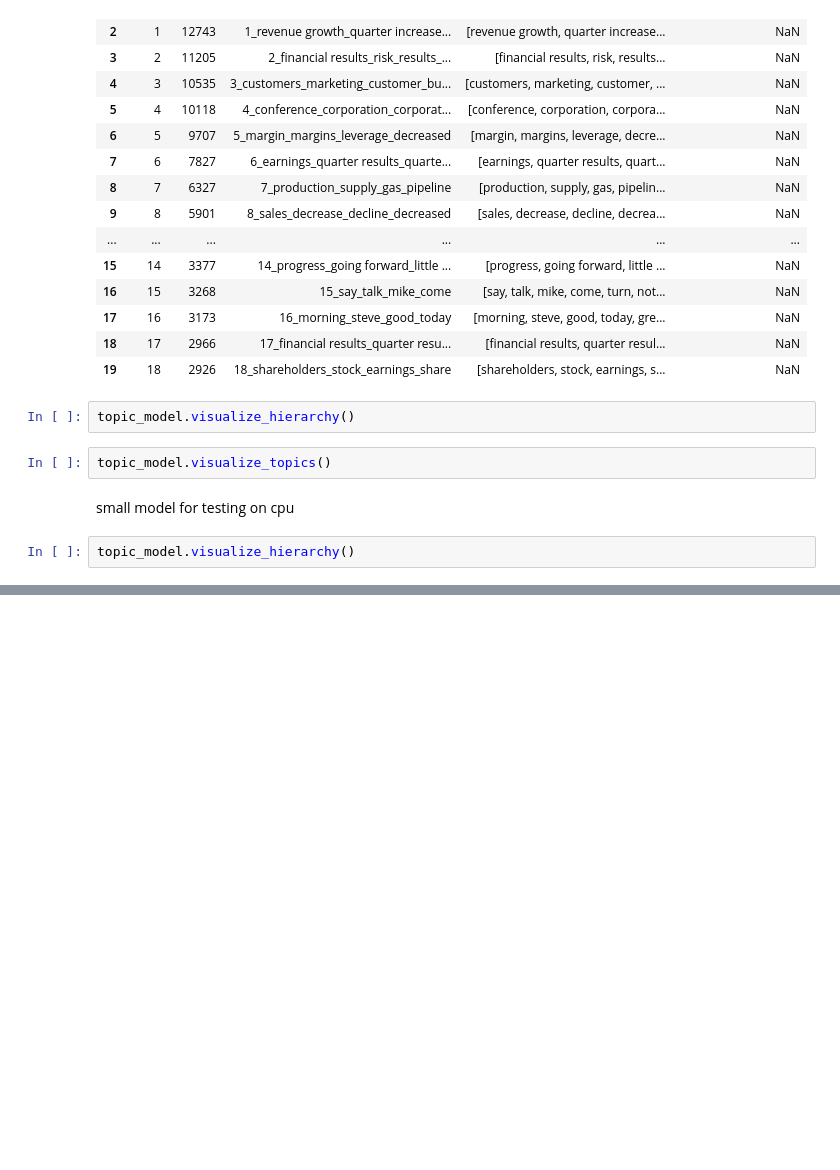
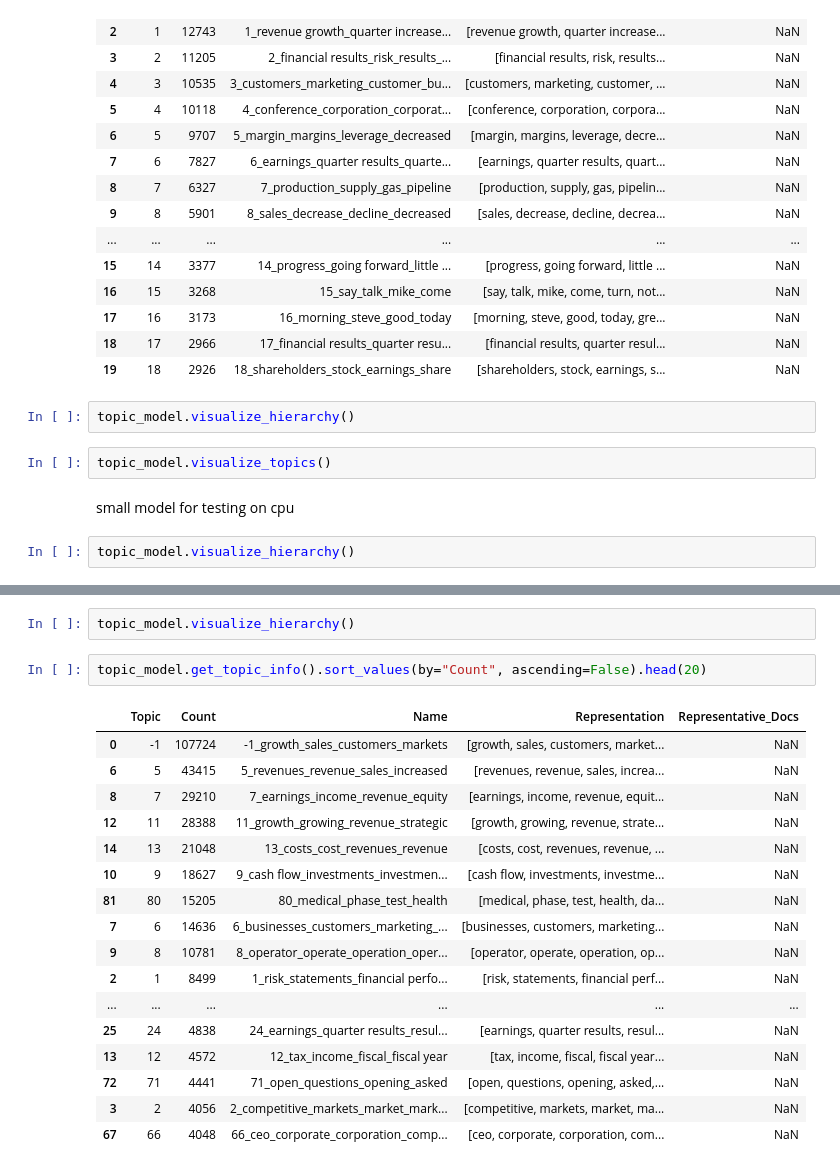
Before and after one commit to Restillence/bertopic_ecc, a Jupyter notebook: exploration/zeroshot_exploration2.ipynb, the cells around one changed output, grey strips where cells are left out. Saved outputs shown, nothing was run; the diff lists cells and outputs as text; blank space fills up the shorter version.

```diff
--- a/exploration/zeroshot_exploration2.ipynb
+++ b/exploration/zeroshot_exploration2.ipynb
@@ -72,0 +103,22 @@ topic_model.visualize_hierarchy()
+# %%
+topic_model.visualize_hierarchy()
+# %%
+topic_model.get_topic_info().sort_values(by="Count", ascending=False).head(20)
+# %% [output]
+|  | Topic | Count | Name | Representation | Representative_Docs |
+| 0 | -1 | 107724 | -1_growth_sales_customers_markets | [growth, sales, customers, market... | NaN |
+| 6 | 5 | 43415 | 5_revenues_revenue_sales_increased | [revenues, revenue, sales, increa... | NaN |
+| 8 | 7 | 29210 | 7_earnings_income_revenue_equity | [earnings, income, revenue, equit... | NaN |
+| 12 | 11 | 28388 | 11_growth_growing_revenue_strategic | [growth, growing, revenue, strate... | NaN |
+| 14 | 13 | 21048 | 13_costs_cost_revenues_revenue | [costs, cost, revenues, revenue, ... | NaN |
+| 10 | 9 | 18627 | 9_cash flow_investments_investmen... | [cash flow, investments, investme... | NaN |
+| 81 | 80 | 15205 | 80_medical_phase_test_health | [medical, phase, test, health, da... | NaN |
+| 7 | 6 | 14636 | 6_businesses_customers_marketing_... | [businesses, customers, marketing... | NaN |
+| 9 | 8 | 10781 | 8_operator_operate_operation_oper... | [operator, operate, operation, op... | NaN |
+| 2 | 1 | 8499 | 1_risk_statements_financial perfo... | [risk, statements, financial perf... | NaN |
+| ... | ... | ... | ... | ... | ... |
+| 25 | 24 | 4838 | 24_earnings_quarter results_resul... | [earnings, quarter results, resul... | NaN |
+| 13 | 12 | 4572 | 12_tax_income_fiscal_fiscal year | [tax, income, fiscal, fiscal year... | NaN |
+| 72 | 71 | 4441 | 71_open_questions_opening_asked | [open, questions, opening, asked,... | NaN |
+| 3 | 2 | 4056 | 2_competitive_markets_market_mark... | [competitive, markets, market, ma... | NaN |
+| 67 | 66 | 4048 | 66_ceo_corporate_corporation_comp... | [ceo, corporate, corporation, com... | NaN |
```
Also changed, not shown: parts of 7 cells of this notebook, 2 other files.
